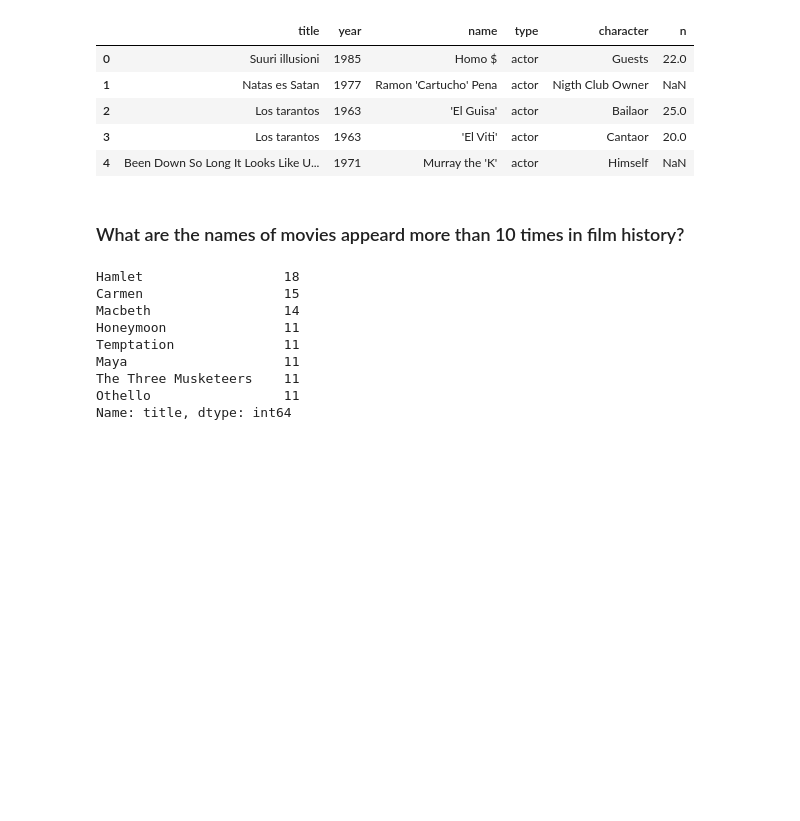
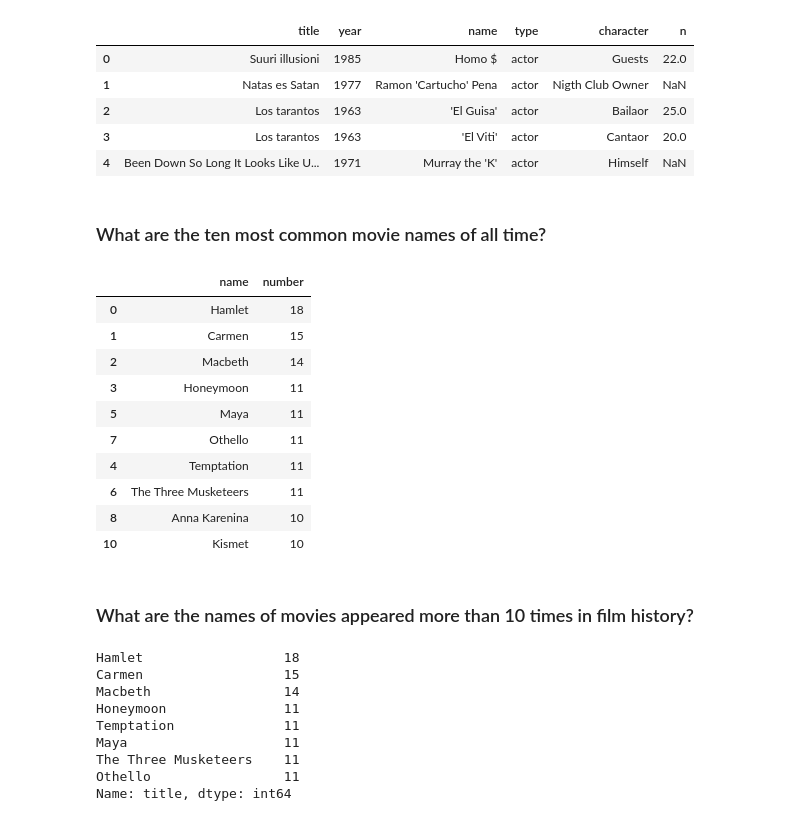
Before and after one commit to rjaffk/tensorby, a Jupyter notebook: lecture_introduction/Solutions-2.ipynb, the cells around one changed output. Cells and saved outputs as stored; diff of their text form; code cells hidden in the pictures; blank space fills up the shorter version.

```diff
--- a/lecture_introduction/Solutions-2.ipynb
+++ b/lecture_introduction/Solutions-2.ipynb
@@ -22,8 +22,28 @@ cast.head()
 | 2 | Los tarantos | 1963 | 'El Guisa' | actor | Bailaor | 25.0 |
 | 3 | Los tarantos | 1963 | 'El Viti' | actor | Cantaor | 20.0 |
 | 4 | Been Down So Long It Looks Like U... | 1971 | Murray the 'K' | actor | Himself | NaN |
+# %% [markdown]
+### What are the ten most common movie names of all time?
+# %%
+h=titles
+h=h.title.value_counts()
+h=h.reset_index()
+h.columns = ['name','number']
+h.sort_values(['number','name'], ascending=[False, True]).head(10)
+# %% [output]
+|  | name | number |
+| 0 | Hamlet | 18 |
+| 1 | Carmen | 15 |
+| 2 | Macbeth | 14 |
+| 3 | Honeymoon | 11 |
+| 5 | Maya | 11 |
+| 7 | Othello | 11 |
+| 4 | Temptation | 11 |
+| 6 | The Three Musketeers | 11 |
+| 8 | Anna Karenina | 10 |
+| 10 | Kismet | 10 |
 # %% [markdown]
-### What are the names of movies appeard more than 10 times in film history?
+### What are the names of movies appeared more than 10 times in film history?
 # %%
 h=titles
 h=h.title.value_counts()
```
